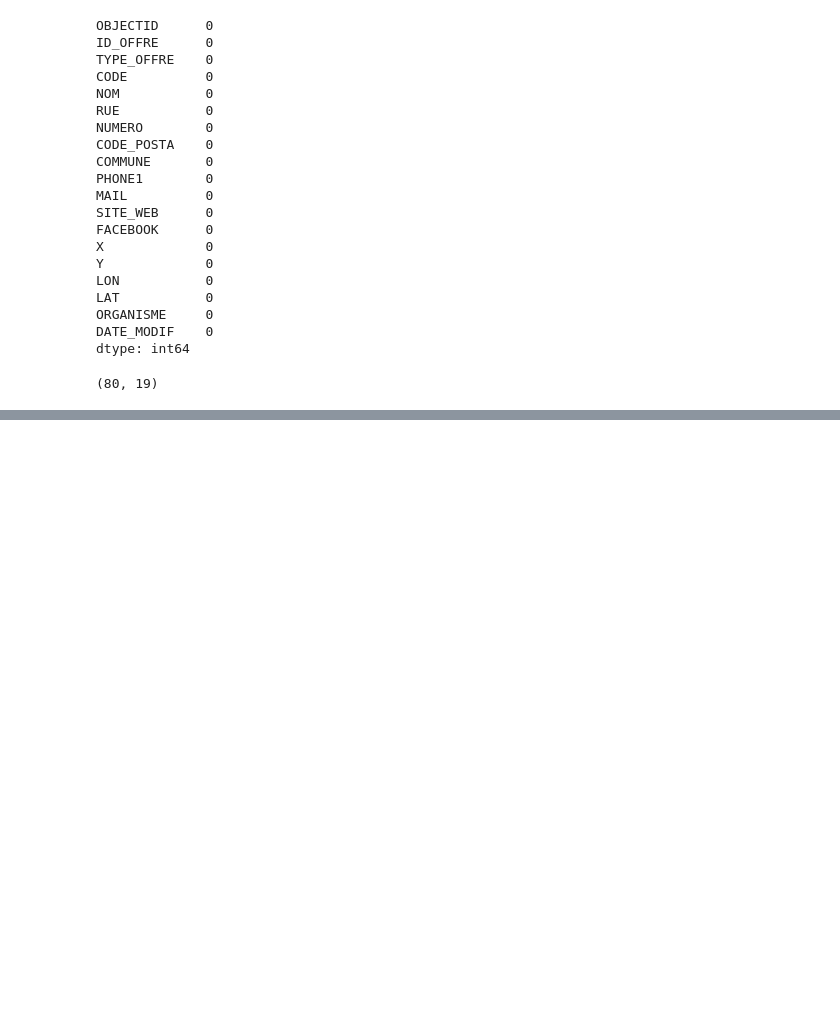
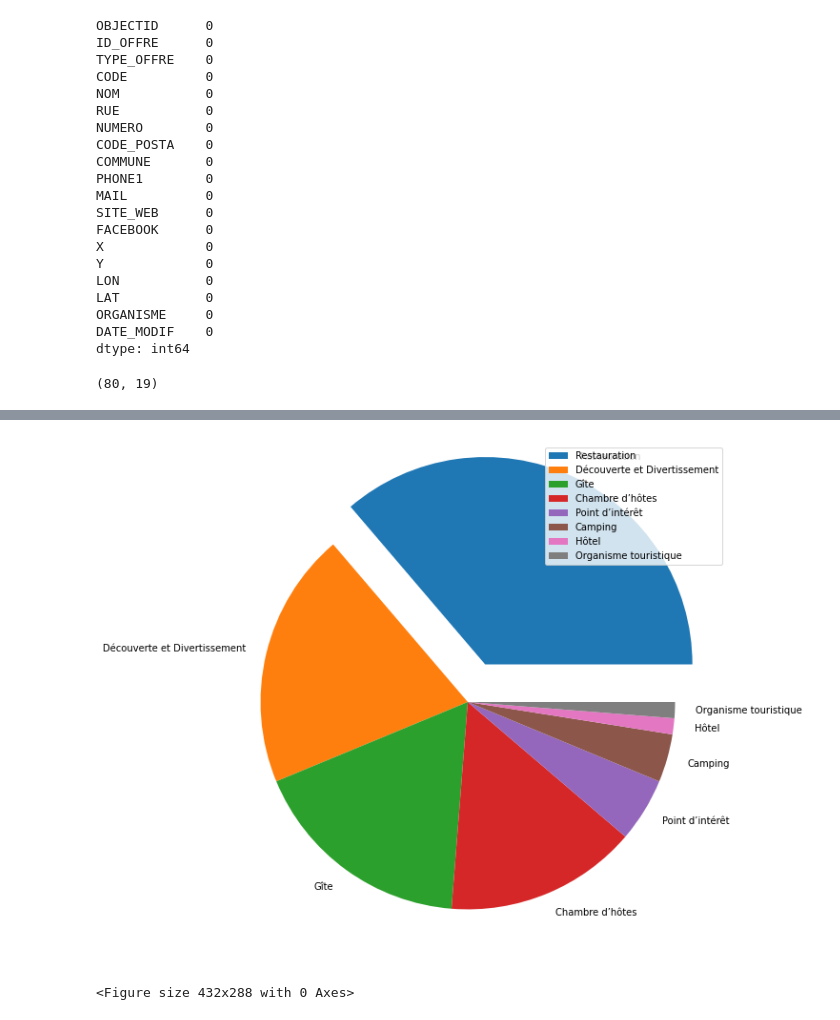
Before and after one commit to Dhaibuna/HackYourCity-Chimay-Ch4, a Jupyter notebook: walonnie.ipynb, the cells around one changed output, grey strips where cells are left out. Drawn from its saved outputs; the diff is of its cells as text; code cells hidden in the pictures; blank space fills up the shorter version.

```diff
--- a/walonnie.ipynb
+++ b/walonnie.ipynb
@@ -103,0 +165,11 @@ map_osm
+# %%
+plt.figure(figsize=(12,10))
+myexplode = [0.2, 0, 0, 0, 0, 0, 0, 0]
+labels = ['Restauration','Découverte et Divertissement', 'Gîte', 'Chambre d’hôtes', 'Point d’intérêt', 'Camping', 'Hôtel', 'Organisme touristique']
+plt.pie(df['TYPE_OFFRE'].value_counts(), explode=myexplode, labels=labels)
+plt.legend()
+plt.show()
+plt.savefig("img/type_offre.png")
+# %% [output]
+[figure, added]
+<Figure size 432x288 with 0 Axes>
```
Also changed, not shown: parts of 10 cells of this notebook, 8 other files.
